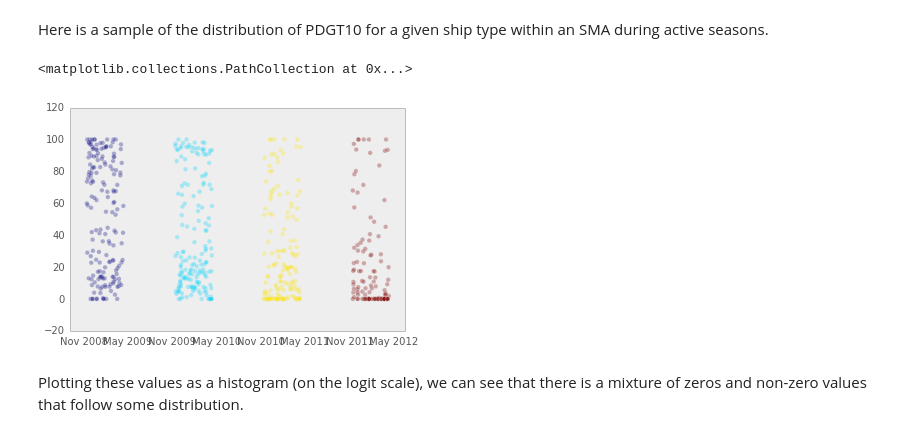
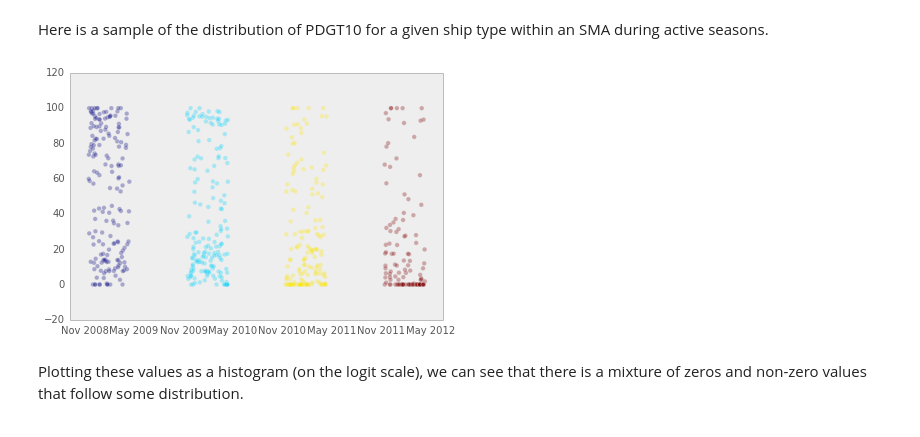
Before and after one commit to fonnesbeck/vessel-compliance-analysis, a Jupyter notebook: Changepoint Analysis.ipynb, the cells around one changed output. Drawn from its saved outputs; the diff is of its cells as text; code cells hidden in the pictures.

```diff
--- a/Changepoint Analysis.ipynb
+++ b/Changepoint Analysis.ipynb
@@ -96,12 +96,12 @@ Here is a sample of the distribution of PDGT10 for a given ship type within an S
 # %%
 sma = 'SE'
 ship = 'Tanker'
 sample_ship = dataset[(dataset.sma==sma) & (dataset.type==ship)]
 scatter(sample_ship.st_time.tolist(), sample_ship.pdgt10.tolist(),
         c=sample_ship.season.tolist(), alpha=0.3)
+tight_layout()
 # %% [output]
-<matplotlib.collections.PathCollection at 0x...>
-[figure, old version]
+[figure, new version]
 # %% [markdown]
 Plotting these values as a histogram (on the logit scale), we can see that there is a mixture of zeros and non-zero values that follow some distribution.
 # %%
```
Also changed, not shown: parts of 9 cells of this notebook.
